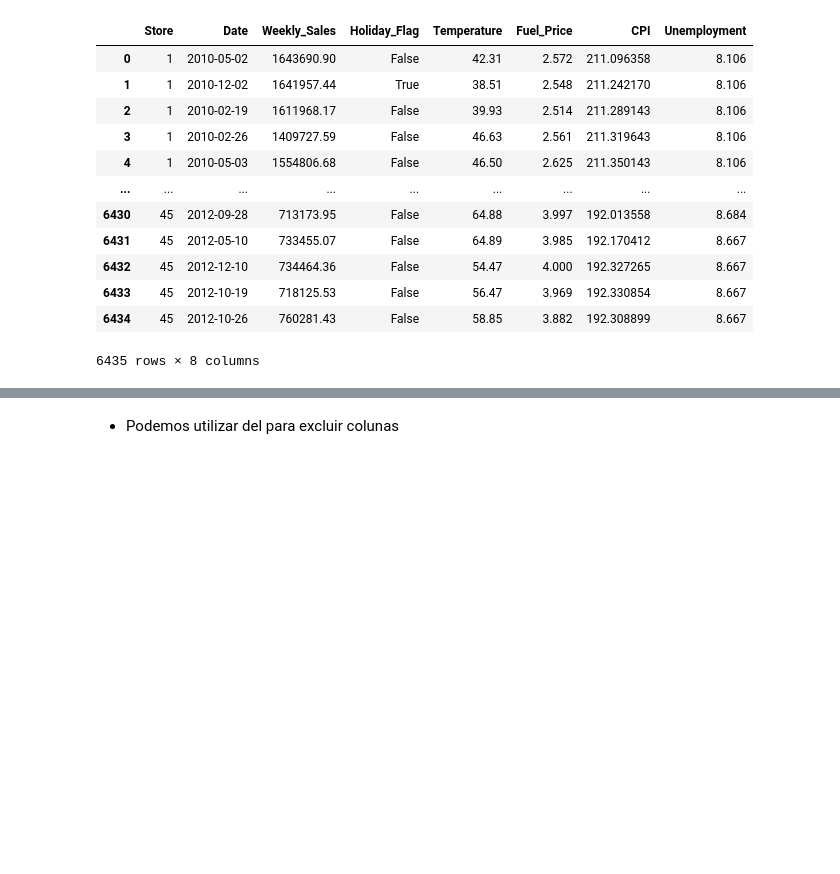
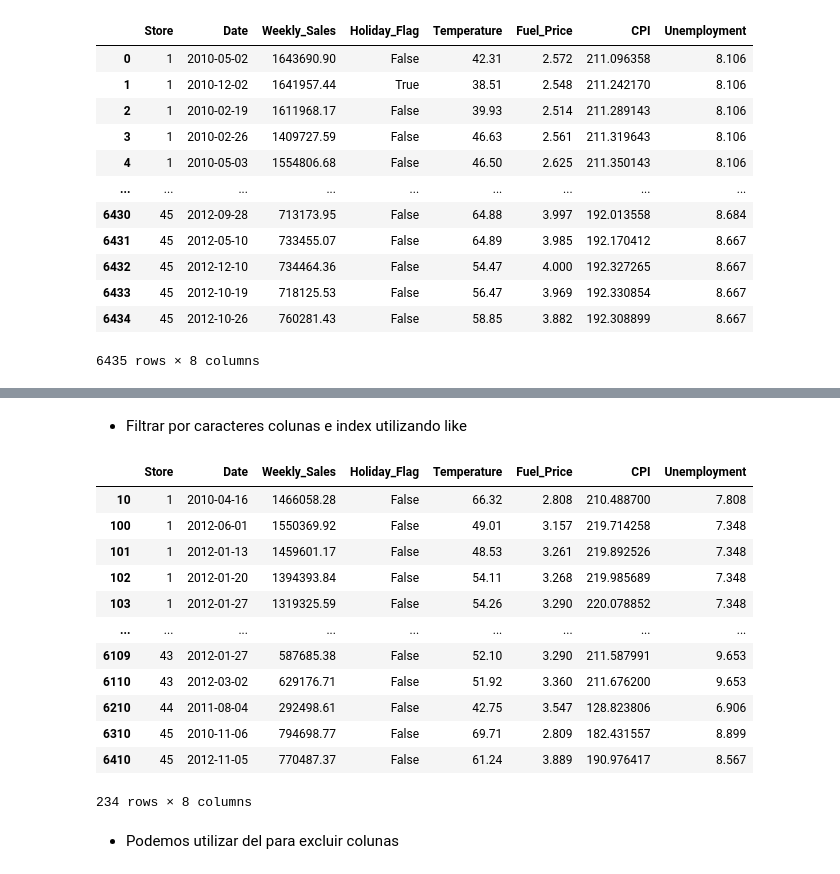
Before and after one commit to andrelbd1/teaching-data-science, a Jupyter notebook: 01. Series, DataFrame and Reindex.ipynb, the cells around one changed output, grey strips where cells are left out. Saved outputs shown, nothing was run; the diff lists cells and outputs as text; code cells hidden in the pictures; blank space fills up the shorter version.

```diff
--- a/01. Series, DataFrame and Reindex.ipynb
+++ b/01. Series, DataFrame and Reindex.ipynb
@@ -749,3 +820,21 @@ df_aux
+# %% [markdown]
+- Filtrar por caracteres colunas e index utilizando like
+# %%
+df_aux.filter(like='10', axis=0)
+# %% [output]
+|  | Store | Date | Weekly_Sales | Holiday_Flag | Temperature | Fuel_Price | CPI | Unemployment |
+| 10 | 1 | 2010-04-16 | 1466058.28 | False | 66.32 | 2.808 | 210.488700 | 7.808 |
+| 100 | 1 | 2012-06-01 | 1550369.92 | False | 49.01 | 3.157 | 219.714258 | 7.348 |
+| 101 | 1 | 2012-01-13 | 1459601.17 | False | 48.53 | 3.261 | 219.892526 | 7.348 |
+| 102 | 1 | 2012-01-20 | 1394393.84 | False | 54.11 | 3.268 | 219.985689 | 7.348 |
+| 103 | 1 | 2012-01-27 | 1319325.59 | False | 54.26 | 3.290 | 220.078852 | 7.348 |
+| ... | ... | ... | ... | ... | ... | ... | ... | ... |
+| 6109 | 43 | 2012-01-27 | 587685.38 | False | 52.10 | 3.290 | 211.587991 | 9.653 |
+| 6110 | 43 | 2012-03-02 | 629176.71 | False | 51.92 | 3.360 | 211.676200 | 9.653 |
+| 6210 | 44 | 2011-08-04 | 292498.61 | False | 42.75 | 3.547 | 128.823806 | 6.906 |
+| 6310 | 45 | 2010-11-06 | 794698.77 | False | 69.71 | 2.809 | 182.431557 | 8.899 |
+| 6410 | 45 | 2012-11-05 | 770487.37 | False | 61.24 | 3.889 | 190.976417 | 8.567 |
+234 rows × 8 columns
 # %% [markdown]
 - Podemos utilizar del para excluir colunas
 # %%
```
Also changed, not shown: parts of 12 cells of this notebook, 3 other files.
